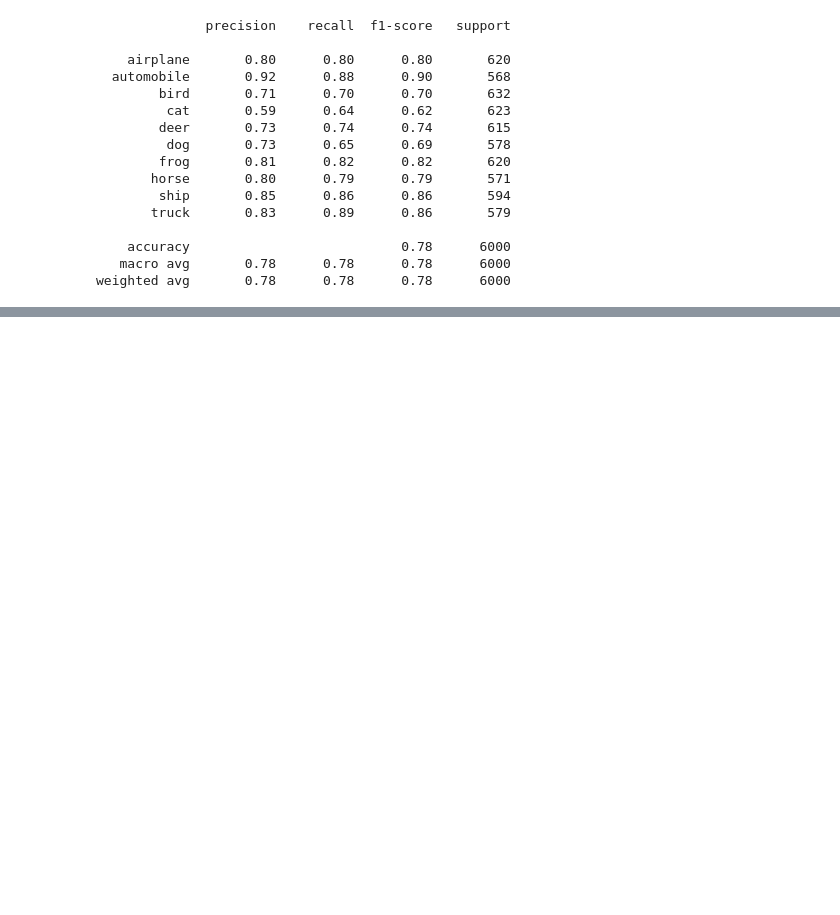
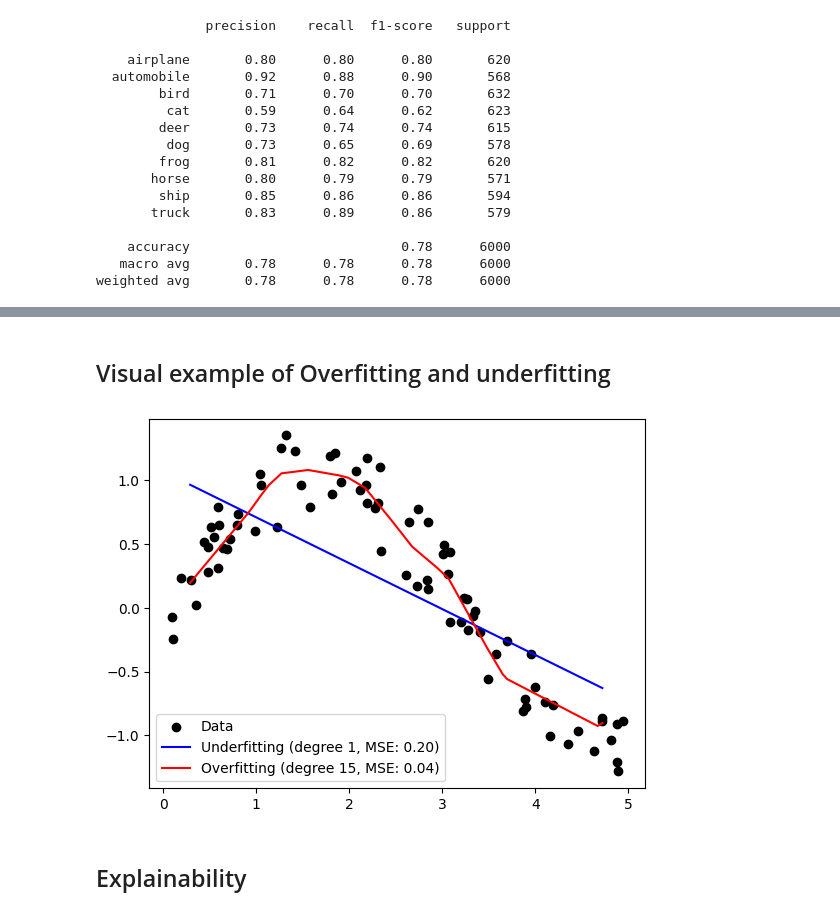
Before and after one commit to jahirsadik/cail-workshop-session-1, a Jupyter notebook: day_1_1_CNN.ipynb, the cells around one changed output, grey strips where cells are left out. Saved outputs shown, nothing was run; the diff lists cells and outputs as text; code cells hidden in the pictures; blank space fills up the shorter version.

```diff
--- a/day_1_1_CNN.ipynb
+++ b/day_1_1_CNN.ipynb
@@ -579,0 +707,42 @@ weighted avg       0.78      0.78      0.78      6000
+# %% [markdown]
+## Visual example of Overfitting and underfitting
+# %%
+import numpy as np
+import matplotlib.pyplot as plt
+from sklearn.linear_model import LinearRegression
+from sklearn.preprocessing import PolynomialFeatures
+from sklearn.metrics import mean_squared_error
+
+# Generate some data
+np.random.seed(0)
+X = np.sort(5 * np.random.rand(80, 1), axis=0)
+y = np.sin(X).ravel() + np.random.normal(0, 0.2, X.shape[0])
+
+# Create test data
+X_test = np.sort(5 * np.random.rand(20, 1), axis=0)
+y_test = np.sin(X_test).ravel() + np.random.normal(0, 0.2, X_test.shape[0])
+
+# Underfitting: Linear Regression (degree 1)
+poly1 = PolynomialFeatures(degree=1)
+X_poly1 = poly1.fit_transform(X)
+model1 = LinearRegression().fit(X_poly1, y)
+y_pred1 = model1.predict(poly1.transform(X_test))
+mse1 = mean_squared_error(y_test, y_pred1)
+
+# Overfitting: Polynomial Regression (degree 15)
+poly15 = PolynomialFeatures(degree=15)
+X_poly15 = poly15.fit_transform(X)
+model15 = LinearRegression().fit(X_poly15, y)
+y_pred15 = model15.predict(poly15.transform(X_test))
+mse15 = mean_squared_error(y_test, y_pred15)
+
+# Plotting
+plt.scatter(X, y, color='black', label='Data')
+plt.plot(X_test, y_pred1, label=f'Underfitting (degree 1, MSE: {mse1:.2f})', color='blue')
+plt.plot(X_test, y_pred15, label=f'Overfitting (degree 15, MSE: {mse15:.2f})', color='red')
+plt.legend()
+plt.show()
+# %% [output]
+[figure, added]
+# %% [markdown]
+## Explainability
```
Also changed, not shown: parts of 10 cells of this notebook.
